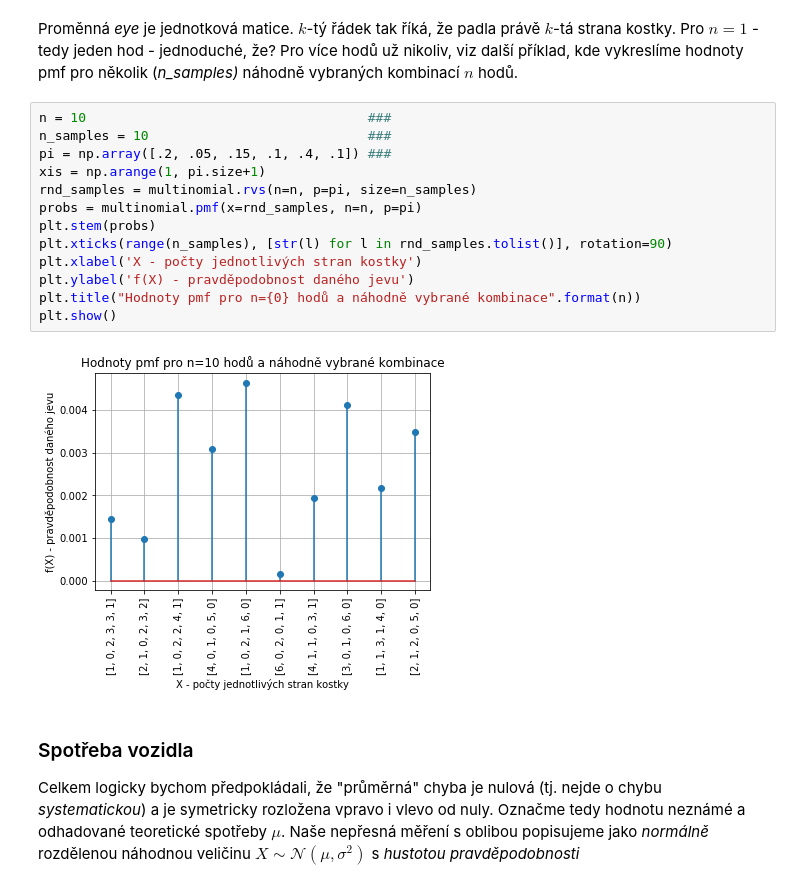
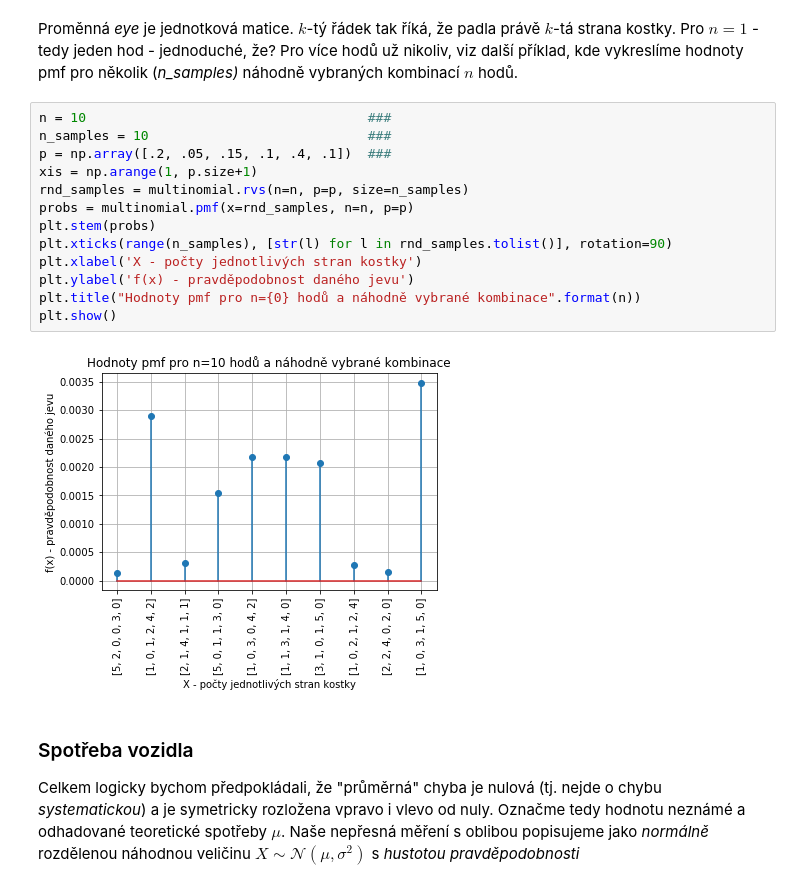
Before and after one commit to TaIos/bml, a Jupyter notebook: prednasky/Uvod_do_modelovani-KD.ipynb, the cells around one changed output. Drawn from its saved outputs; the diff is of its cells as text.

```diff
--- a/prednasky/Uvod_do_modelovani-KD.ipynb
+++ b/prednasky/Uvod_do_modelovani-KD.ipynb
@@ -204,18 +191,18 @@ Proměnná *eye* je jednotková matice. $k$-tý řádek tak říká, že padla p
 # %%
 n = 10                                    ###
 n_samples = 10                            ###
-pi = np.array([.2, .05, .15, .1, .4, .1]) ###
-xis = np.arange(1, pi.size+1)
-rnd_samples = multinomial.rvs(n=n, p=pi, size=n_samples)
-probs = multinomial.pmf(x=rnd_samples, n=n, p=pi)
+p = np.array([.2, .05, .15, .1, .4, .1])  ###
+xis = np.arange(1, p.size+1)
+rnd_samples = multinomial.rvs(n=n, p=p, size=n_samples)
+probs = multinomial.pmf(x=rnd_samples, n=n, p=p)
 plt.stem(probs)
 plt.xticks(range(n_samples), [str(l) for l in rnd_samples.tolist()], rotation=90)
 plt.xlabel('X - počty jednotlivých stran kostky')
-plt.ylabel('f(X) - pravděpodobnost daného jevu')
+plt.ylabel('f(x) - pravděpodobnost daného jevu')
 plt.title("Hodnoty pmf pro n={0} hodů a náhodně vybrané kombinace".format(n))
 plt.show()
 # %% [output]
-[figure, old version]
+[figure, new version]
 # %% [markdown]
 ### Spotřeba vozidla
 
```
Also changed, not shown: parts of 18 cells of this notebook.
